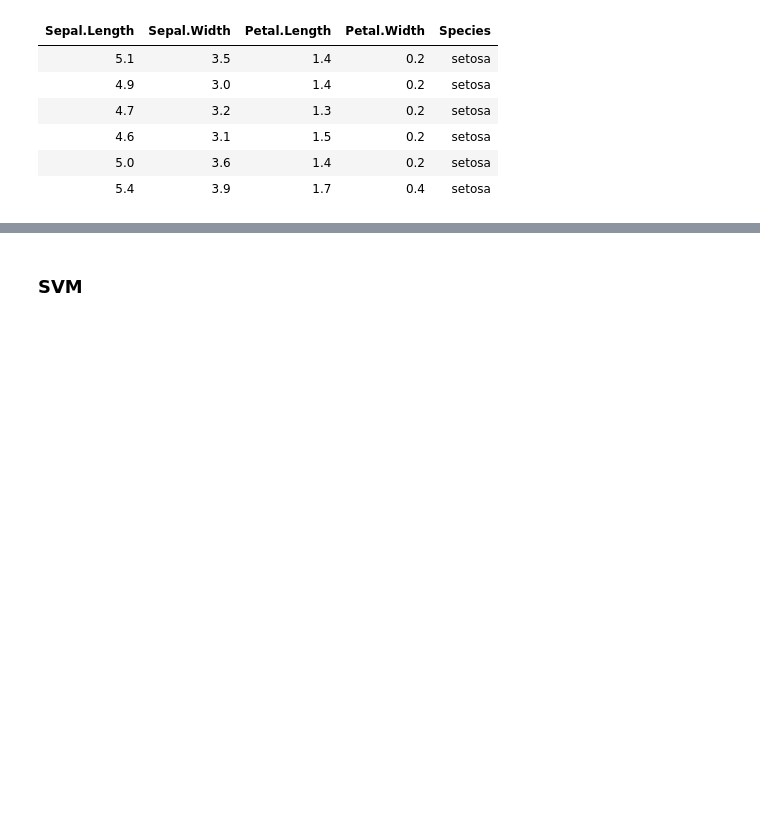
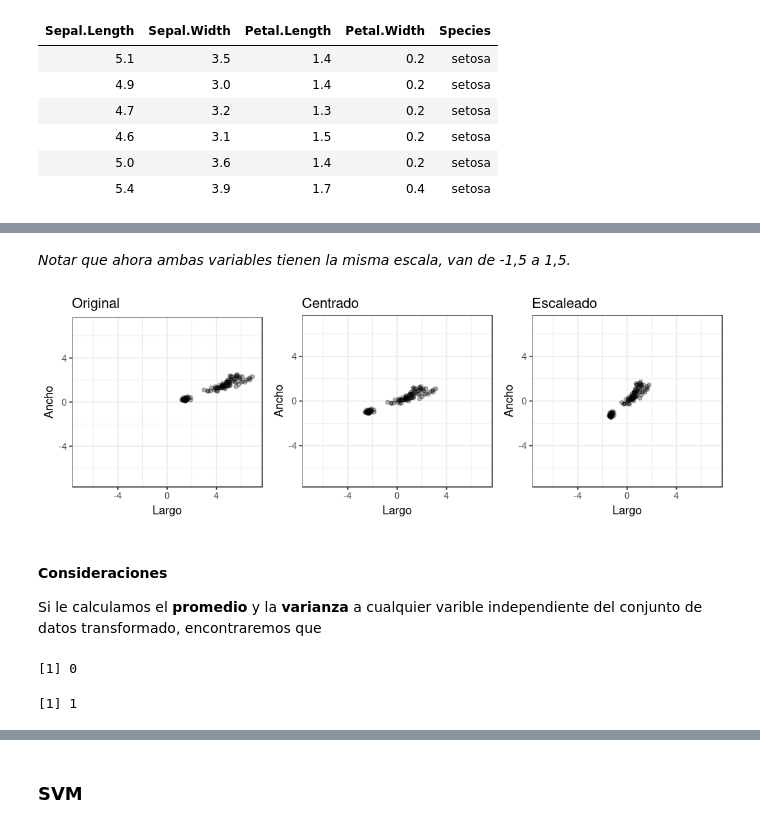
Before and after one commit to matiasbattocchia/clases-aprendizaje-automatico, a Jupyter notebook: Clases R.ipynb, the cells around one changed output, grey strips where cells are left out. Drawn from its saved outputs; the diff is of its cells as text; code cells hidden in the pictures; blank space fills up the shorter version.

```diff
--- a/Clases R.ipynb
+++ b/Clases R.ipynb
@@ -181,0 +98,7 @@ Los nuevos atributos, al ser una combinación de atributos reales, puede que car
+# %%
+b <- ggplot(train_centrado, aes(petal_length, petal_width)) +
+        geom_point(alpha=0.3) +
+        scale_x_continuous(limits=c(-7,7)) +
+        scale_y_continuous(limits=c(-7,7)) +
+        theme_bw() +
+        labs(title='Centrado', x='Largo', y='Ancho')
@@ -181,0 +128,19 @@ Los nuevos atributos, al ser una combinación de atributos reales, puede que car
+# %% [markdown]
+*Notar que ahora ambas variables tienen la misma escala, van de -1,5 a 1,5.*
+# %%
+options(repr.plot.width=9, repr.plot.height=3)
+grid.arrange(a, b, c, ncol=3)
+# %% [output]
+[figure, added]
+# %% [markdown]
+#### Consideraciones
+
+Si le calculamos el **promedio** y la **varianza** a cualquier varible independiente del conjunto de datos transformado, encontraremos que
+# %%
+round(mean(train_centrado_escaleado$petal_length))
+# %% [output]
+[1] 0
+# %%
+round(var(train_centrado_escaleado$petal_length))
+# %% [output]
+[1] 1
```
Also changed, not shown: parts of 68 cells of this notebook, 4 other files.
